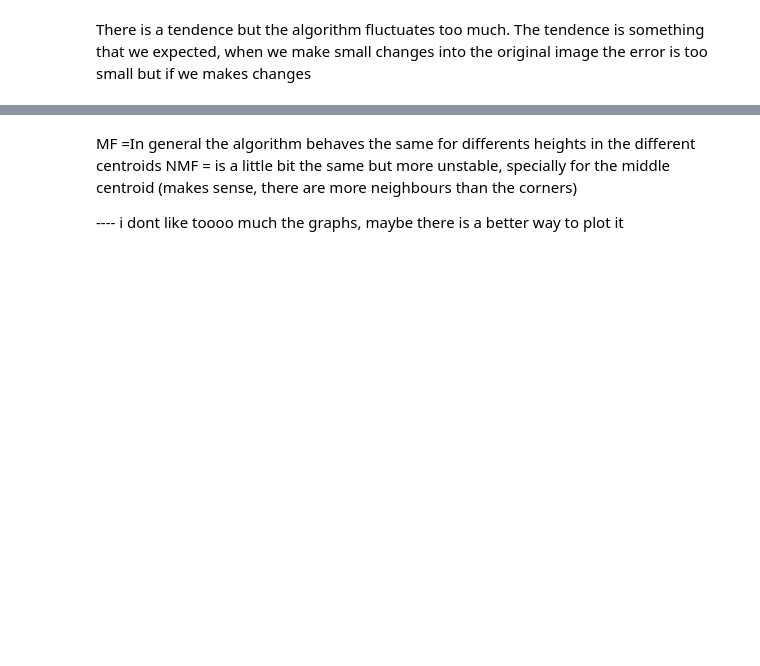
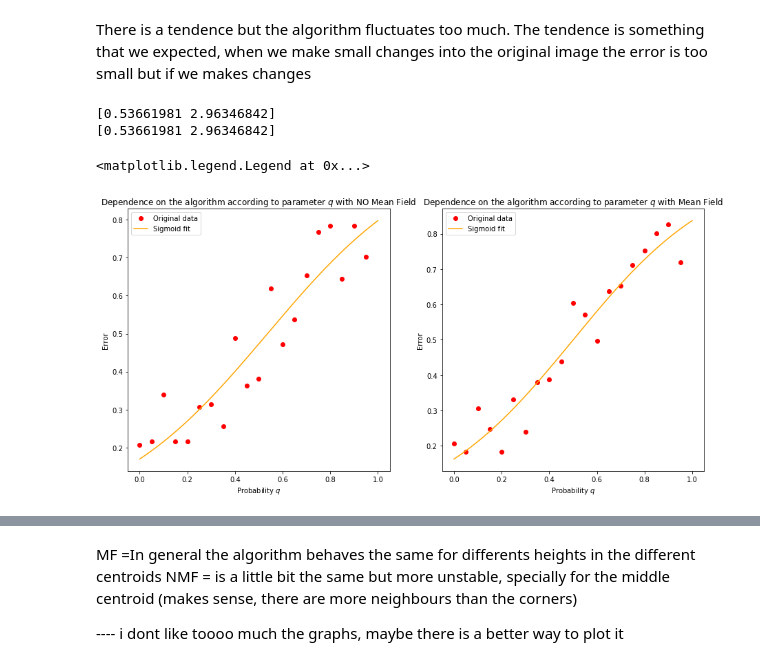
Before and after one commit to mballarin97/Hopfield-project, a Jupyter notebook: Deterministic Corruption.ipynb, the cells around one changed output, grey strips where cells are left out. Cells and saved outputs as stored; diff of their text form; code cells hidden in the pictures; blank space fills up the shorter version.

Commit message:
add fit curve

```diff
--- a/Deterministic Corruption.ipynb
+++ b/Deterministic Corruption.ipynb
@@ -356,5 +357,44 @@ ax2.set_ylabel('Error');
 # %% [markdown]
 There is a tendence but the algorithm fluctuates too much.  The tendence is something that we expected, when we make small changes into the original image the error is too small but if we makes changes
+# %%
+#curve fitting with sigmoid
+def sigmoid(x, a, b):
+    y = 1 / (1 + np.exp(-b*(x-a)))
+    return y
+# %%
+popt, pcov = curve_fit(sigmoid, probabilities, error[0])
+print(popt)
+
+popt_MF, pcov_MF = curve_fit(sigmoid, probabilities, error[1])
+print(popt)
+
+
+#plot the results
+fig, (ax1, ax2) = plt.subplots(1,2, figsize=(15, 7))
+
+x = np.linspace(0, 1, 10000)
+y = sigmoid(x, *popt)
+
+ax1.plot(probabilities, error[0], 'ro', label = 'Original data')
+ax1.plot(x, y, 'orange', label = 'Sigmoid fit')
+ax1.set_title('Dependence on the algorithm according to parameter $q$ with NO Mean Field')
+ax1.set_xlabel('Probability $q$')
+ax1.set_ylabel('Error')
+ax1.legend()
+
+y = sigmoid(x, *popt_MF)
+
+ax2.plot(probabilities, error[1], 'ro', label = 'Original data')
+ax2.plot(x, y, 'orange', label = 'Sigmoidal fit')
+ax2.set_title('Dependence on the algorithm according to parameter $q$ with Mean Field')
+ax2.set_xlabel('Probability $q$')
+ax2.set_ylabel('Error')
+ax2.legend()
+# %% [output]
+[0.53661981 2.96346842]
+[0.53661981 2.96346842]
+<matplotlib.legend.Legend at 0x...>
+[figure, added]
 # %%
 # parameters
 idx = 1
```
Also changed, not shown: parts of 10 cells of this notebook.
